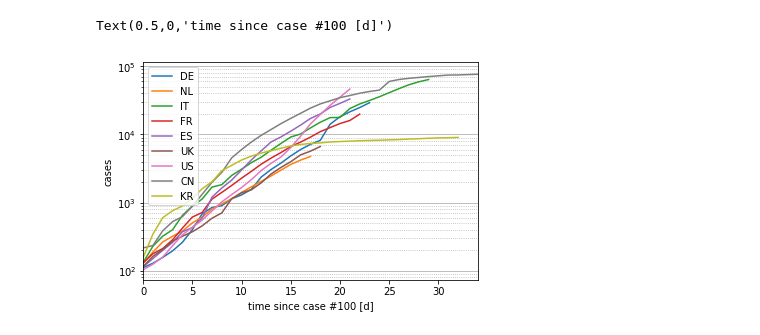
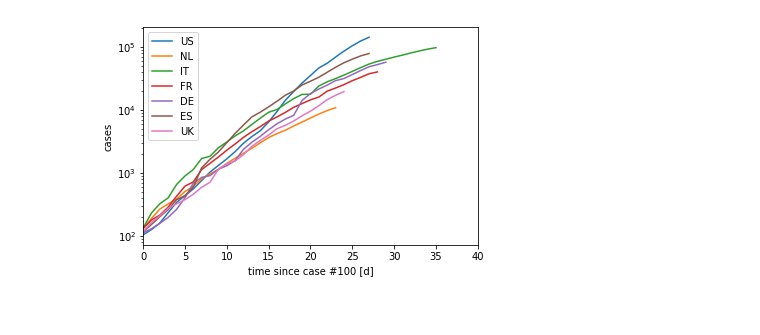
Before and after one commit to astefansgithub/Covid-datacrunching, a Jupyter notebook: Covid19-Playground.ipynb, the cells around one changed output. Cells and saved outputs as stored; diff of their text form; code cells hidden in the pictures.

```diff
--- a/Covid19-Playground.ipynb
+++ b/Covid19-Playground.ipynb
@@ -8,4 +12,6 @@ import iso3166
 # %%
-filename="COVID-19-geographic-disbtribution-worldwide-2020-03-24.xlsx"
+filename="COVID-19-geographic-disbtribution-worldwide-2020-03-30.xlsx"
 URL_base="https://www.ecdc.europa.eu/sites/default/files/documents/"
 URL=URL_base+filename
+
+!wget $URL -nc --no-proxy
@@ -71,6 +66,0 @@ startdate=pd.Timestamp("2020-02-21")
-# %%
-Ncase100=pd.DataFrame({'days':[]}).set_index('days')
-for GeoId in Ncases:
-    temp=Ncases[GeoId].values[Ncases[GeoId].values>100]
-    temp=pd.DataFrame({"days": np.arange(len(temp)), GeoId: temp}).set_index('days')
-    Ncase100=Ncase100.join(temp, how='outer')
@@ -76,0 +76,25 @@ for GeoId in Ncases:
+# %%
+# Data filters and data mangling
+
+# Countries of interes
+# Interest=['DE', 'NL', 'IT', 'FR', 'ES', 'UK', 'US', 'CN', 'KR']
+# Interest=['DE', 'NL', 'IT', 'FR', 'UK', 'ES', 'AT', 'CN', 'KR']
+Interest=['US', 'NL', 'IT', 'FR', 'DE', 'ES', 'UK']
+
+# time of interest
+startdate=pd.Timestamp("2020-02-21")
+
+# Infection rate [%]
+Rinf=Ncases[Interest]/(Population[Interest]*1e6/100)
+
+# Mortality [%]
+Rdeath=Ndeaths[Interest]/Ncases[Interest]*100
+
+# Number of cases since 100th case
+# Found no way to shift columns with a column-individual shift, so:
+# loop over all countries and extract data, then re-assemble as DataFrame
+Ncase100=pd.DataFrame({'days':[]}).set_index('days')
+for geoId in Ncases:
+    temp=Ncases[geoId].values[Ncases[geoId].values>100]
+    temp=pd.DataFrame({"days": np.arange(len(temp)), geoId: temp}).set_index('days')
+    Ncase100=Ncase100.join(temp, how='outer')
@@ -127,12 +237,12 @@ Text(0,0.5,'doubling time [d]')
 # %%
+# PLot cases since case #100
 p=Ncase100[Interest].plot(logy=True)
 #p.legend(Countries.loc[Interest].values)
 Days_IT=Ncase100.IT.index[Ncase100.IT==max(Ncase100.IT)].tolist().pop()
 p.set_xlim([0,Days_IT+5])
-p.grid('on', which='major', axis='y')
-p.grid('on', which='minor', axis='y', linestyle='dotted')
+# p.grid('on', which='major', axis='y')
+# p.grid('on', which='minor', axis='y', linestyle='dotted')
 p.set_ylabel("cases")
-p.set_xlabel("time since case #100 [d]")
+p.set_xlabel("time since case #100 [d]");
 # %% [output]
-Text(0.5,0,'time since case #100 [d]')
-[figure, old version]
+[figure, new version]
```
Also changed, not shown: parts of 21 cells of this notebook.
